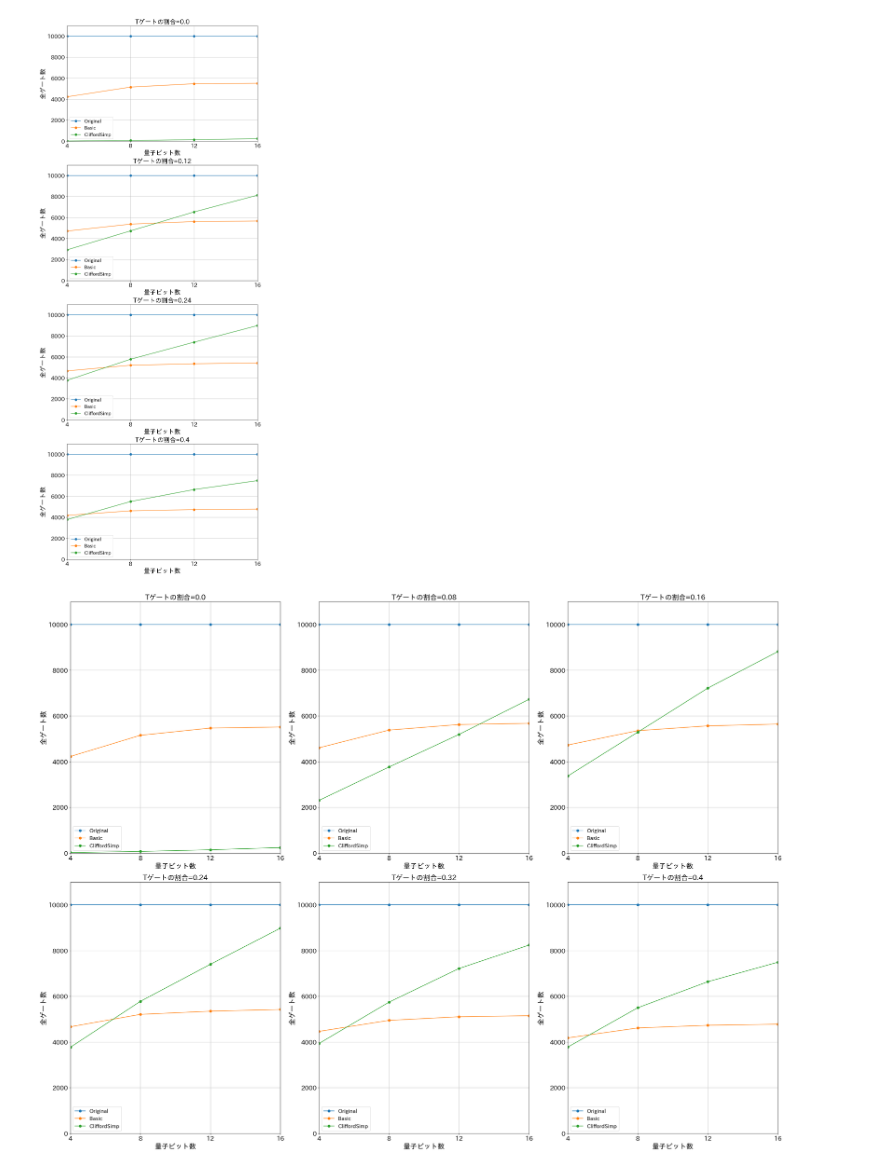
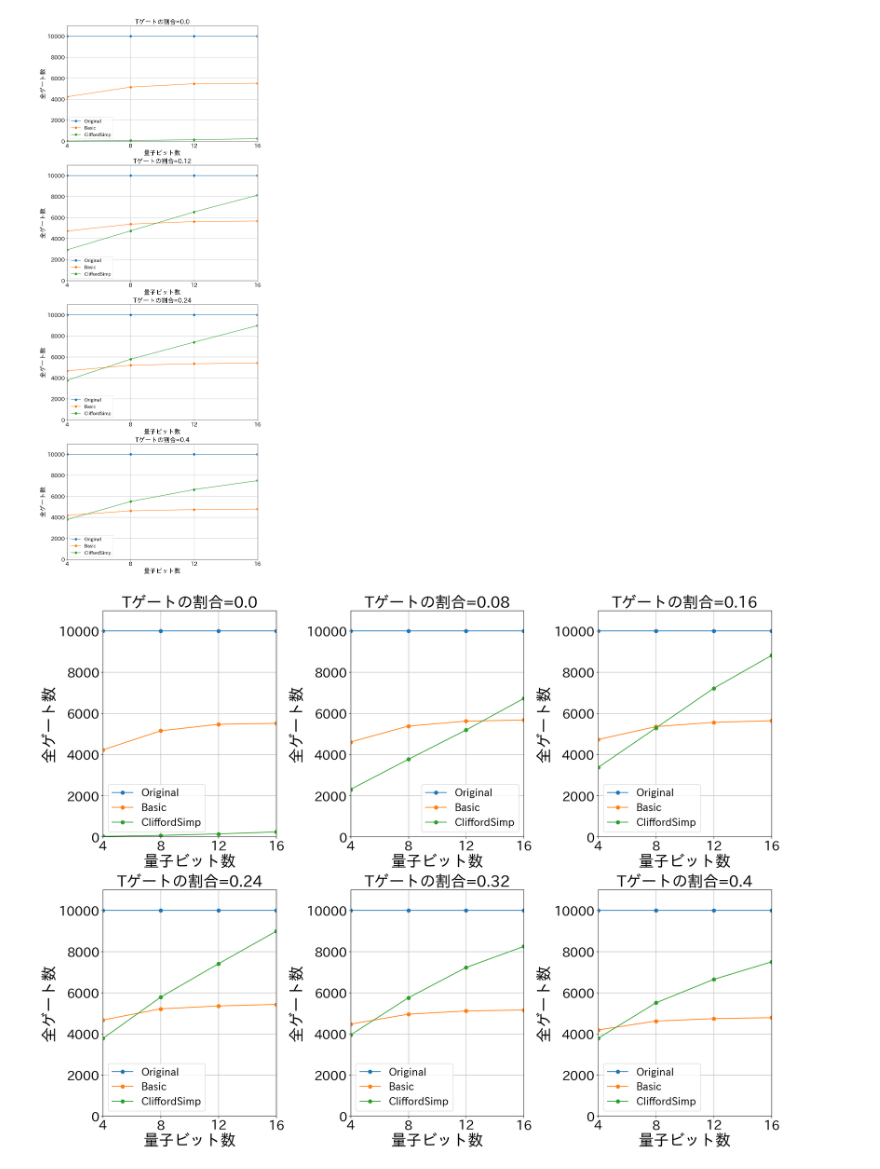
Before and after one commit to ryo02puyopuyo/forpyzx, a Jupyter notebook: creategraph/0120create_soturon_1.ipynb, the cells around one changed output. Drawn from its saved outputs; the diff is of its cells as text; code cells hidden in the pictures.

```diff
--- a/creategraph/0120create_soturon_1.ipynb
+++ b/creategraph/0120create_soturon_1.ipynb
@@ -21,14 +21,14 @@ fig, ax = plt.subplots(len(qubits),figsize=(10, 25),constrained_layout=True)
 
 #p_tを変化させた時のゲート数
 for qubit in range(len(qubits)):
-        ax[qubit].set_title(f"{qubits[qubit]}量子ビット",fontsize=20)
-        ax[qubit].set_xlabel("Tゲートの割合",fontsize=20)
-        ax[qubit].set_ylabel("全ゲート数",fontsize=20)
+        ax[qubit].set_title(f"{qubits[qubit]}量子ビット",fontsize=40)
+        ax[qubit].set_xlabel("p_t",fontsize=30)
+        ax[qubit].set_ylabel("全量子ゲート数",fontsize=30)
         ax[qubit].set_xlim(min(p_t_lists),max(p_t_lists)+0.02)
         ax[qubit].set_xticks(p_t_lists)
         ax[qubit].set_ylim(0,gates*1.1)
         ax[qubit].grid(True)
-        ax[qubit].tick_params(labelsize=18)
+        ax[qubit].tick_params(labelsize=22)
 
         for optimize in optimize_name:
             data = df[(df["optimize_name"] == optimize) &  (df["qubit"] == qubits[qubit]) ]
@@ -37,7 +37,7 @@ for qubit in range(len(qubits)):
             print(mean_data[mean_data["p_t"] == 0.04] , optimize ,qubits[qubit])
 
             ax[qubit].plot(mean_data["p_t"],mean_data["all_gates"],plot_style,linestyle='-',markersize=7,label=optimize)
-            ax[qubit].legend(fontsize=15)
+            ax[qubit].legend(fontsize=22)
 
 plt.savefig("/home/rest/forpyzx/soturon_gazou/all_gates.pdf", format="pdf")
 plt.show()
@@ -72,14 +72,14 @@ fig, ax = plt.subplots(len(qubits),figsize=(10, 25),constrained_layout=True)
 
 #p_tを変化させた時のゲート数
 for qubit in range(len(qubits)):
-        ax[qubit].set_title(f"{qubits[qubit]}量子ビット",fontsize=20)
-        ax[qubit].set_xlabel("Tゲートの割合",fontsize=20)
-        ax[qubit].set_ylabel("1量子ゲート数",fontsize=20)
+        ax[qubit].set_title(f"{qubits[qubit]}量子ビット",fontsize=40)
+        ax[qubit].set_xlabel("p_t",fontsize=30)
+        ax[qubit].set_ylabel("一量子ゲート数",fontsize=30)
         ax[qubit].set_xlim(min(p_t_lists),max(p_t_lists)+0.02)
         ax[qubit].set_xticks(p_t_lists)
-        ax[qubit].set_ylim(0,gates)
+        ax[qubit].set_ylim(0,gates*1.1)
         ax[qubit].grid(True)
-        ax[qubit].tick_params(labelsize=18)
+        ax[qubit].tick_params(labelsize=22)
 
         for optimize in optimize_name:
             data = df[(df["optimize_name"] == optimize) &  (df["qubit"] == qubits[qubit]) ]
@@ -228,39 +228,39 @@ optimize_name = ["Original", "Basic", "CliffordSimp"]
 # 2列表示に変更
 fig, axes = plt.subplots(nrows=2, ncols=3, figsize=(20, 15), constrained_layout=True)
 
 # p_t を変化させた時のゲート数
 for idx, p_t in enumerate(p_t_lists):
     row, col = divmod(idx, 3)  # 2行3列に配置
     ax = axes[row, col]
 
-    ax.set_title(f"Tゲートの割合={p_t}", fontsize=20)
-    ax.set_xlabel("量子ビット数", fontsize=20)
-    ax.set_ylabel("全ゲート数", fontsize=20)
+    ax.set_title(f"Tゲートの割合={p_t}", fontsize=30)
+    ax.set_xlabel("量子ビット数", fontsize=30)
+    ax.set_ylabel("全ゲート数", fontsize=30)
     ax.set_xlim(qubits[0], qubits[-1])
     ax.set_xticks(qubits)
     ax.set_ylim(0, 11000)
     ax.grid(True)
-    ax.tick_params(labelsize=18)
+    ax.tick_params(labelsize=25)
 
     for optimize in optimize_name:
         data = df[(df["optimize_name"] == optimize) & (df["p_t"] == p_t)]
         mean_data = data.groupby("qubit", as_index=False)["all_gates"].mean()
 
         ax.plot(
             mean_data["qubit"], mean_data["all_gates"],
             linestyle='-', marker='o', markersize=7, label=optimize  # マーカーを'o'に設定
         )
-        ax.legend(fontsize=15)
+        ax.legend(fontsize=20)
 
 # 空のプロットを削除（p_t_lists の長さが 6 で、2×3 の枠を超えた場合）
 if len(p_t_lists) < 6:
     for i in range(len(p_t_lists), 6):
         row, col = divmod(i, 3)
         fig.delaxes(axes[row, col])
 
 plt.show()
 # %% [output]
-[figure, old version]
+[figure, new version]
 # %%
 #スライド用
 # 全ゲート数
```
Also changed, not shown: parts of 4 cells of this notebook, 3 other files.
